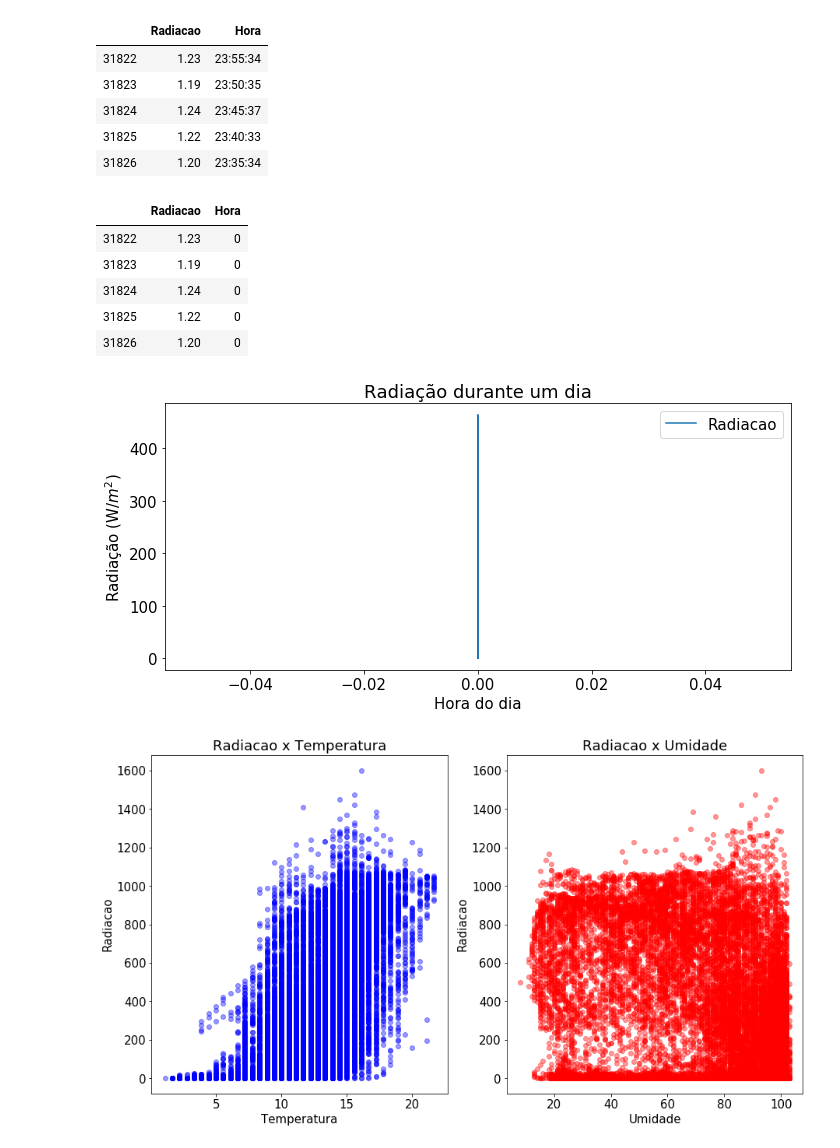
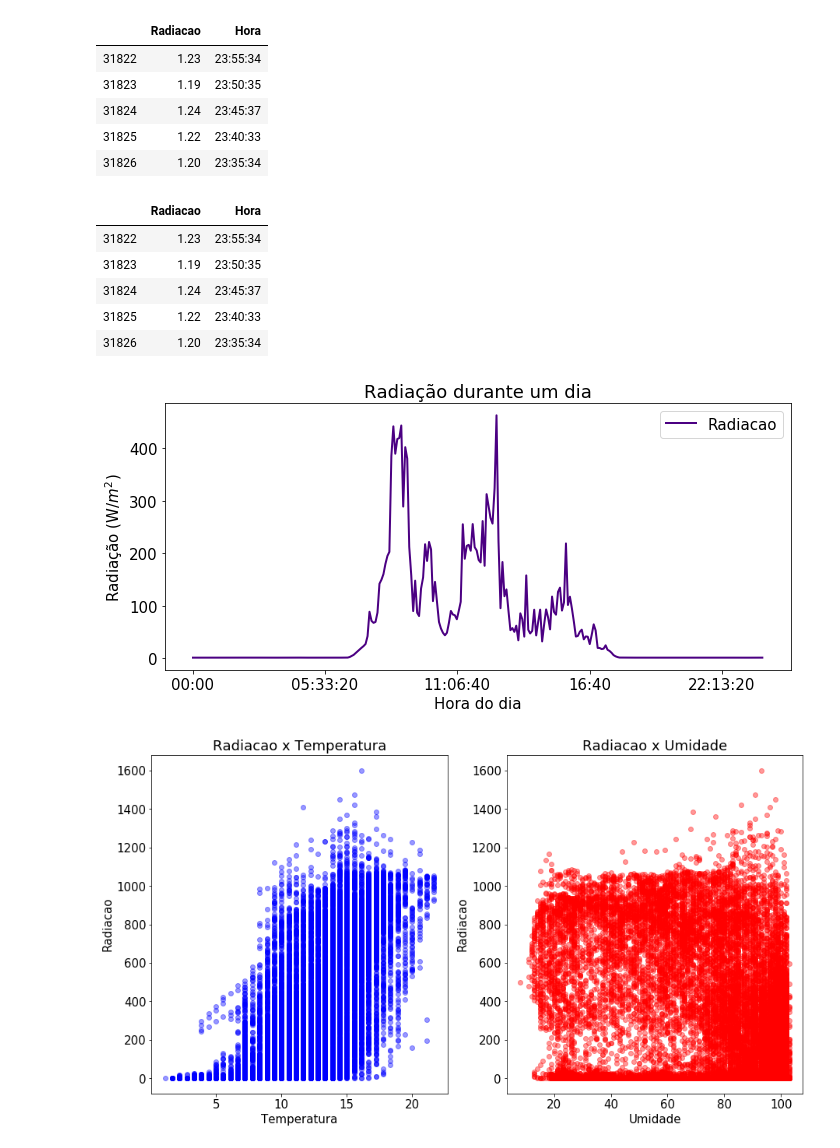
Before and after one commit to GustavoG-bot/projeto2data, a Jupyter notebook: projeto2.ipynb, the cells around one changed output. Saved outputs shown, nothing was run; the diff lists cells and outputs as text; code cells hidden in the pictures.

```diff
--- a/projeto2.ipynb
+++ b/projeto2.ipynb
@@ -226,26 +227,26 @@ dia.head(5)
 | 31825 | 1.22 | 23:40:33 |
 | 31826 | 1.20 | 23:35:34 |
 # %%
-dia["Hora"] = pd.to_datetime(dia['Hora']).dt.hour
+dia["Hora"] = pd.to_datetime(dia['Hora']).dt.time
 dia.head(5)
 # %% [output]
 |  | Radiacao | Hora |
-| 31822 | 1.23 | 0 |
-| 31823 | 1.19 | 0 |
-| 31824 | 1.24 | 0 |
-| 31825 | 1.22 | 0 |
-| 31826 | 1.20 | 0 |
+| 31822 | 1.23 | 23:55:34 |
+| 31823 | 1.19 | 23:50:35 |
+| 31824 | 1.24 | 23:45:37 |
+| 31825 | 1.22 | 23:40:33 |
+| 31826 | 1.20 | 23:35:34 |
 # %%
 #Plotando o gráfico:
 
 plt.figure(figsize=(10,5))
-plt.plot(dia.Hora,dia.Radiacao, label='Radiacao')
+plt.plot(dia.Hora,dia.Radiacao, label='Radiacao', color='indigo', linewidth=2)
 plt.title("Radiação durante um dia")
 plt.xlabel("Hora do dia")
 plt.ylabel("Radiação (W/$m^2$)")
 plt.legend()
 plt.tight_layout()
 plt.show()
 # %% [output]
-[figure, old version]
+[figure, new version]
 # %%
```
Also changed, not shown: parts of 4 cells of this notebook.
